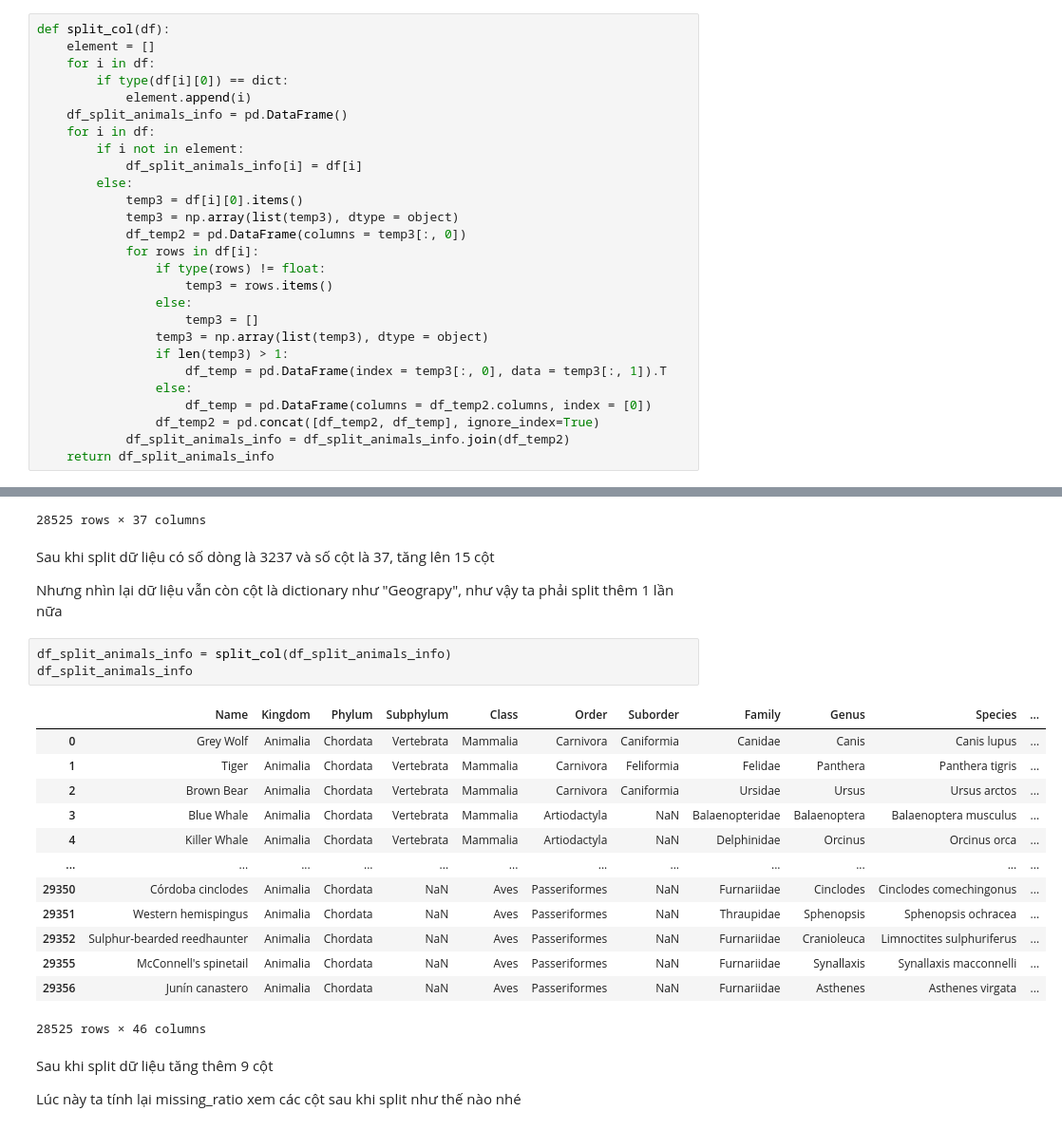
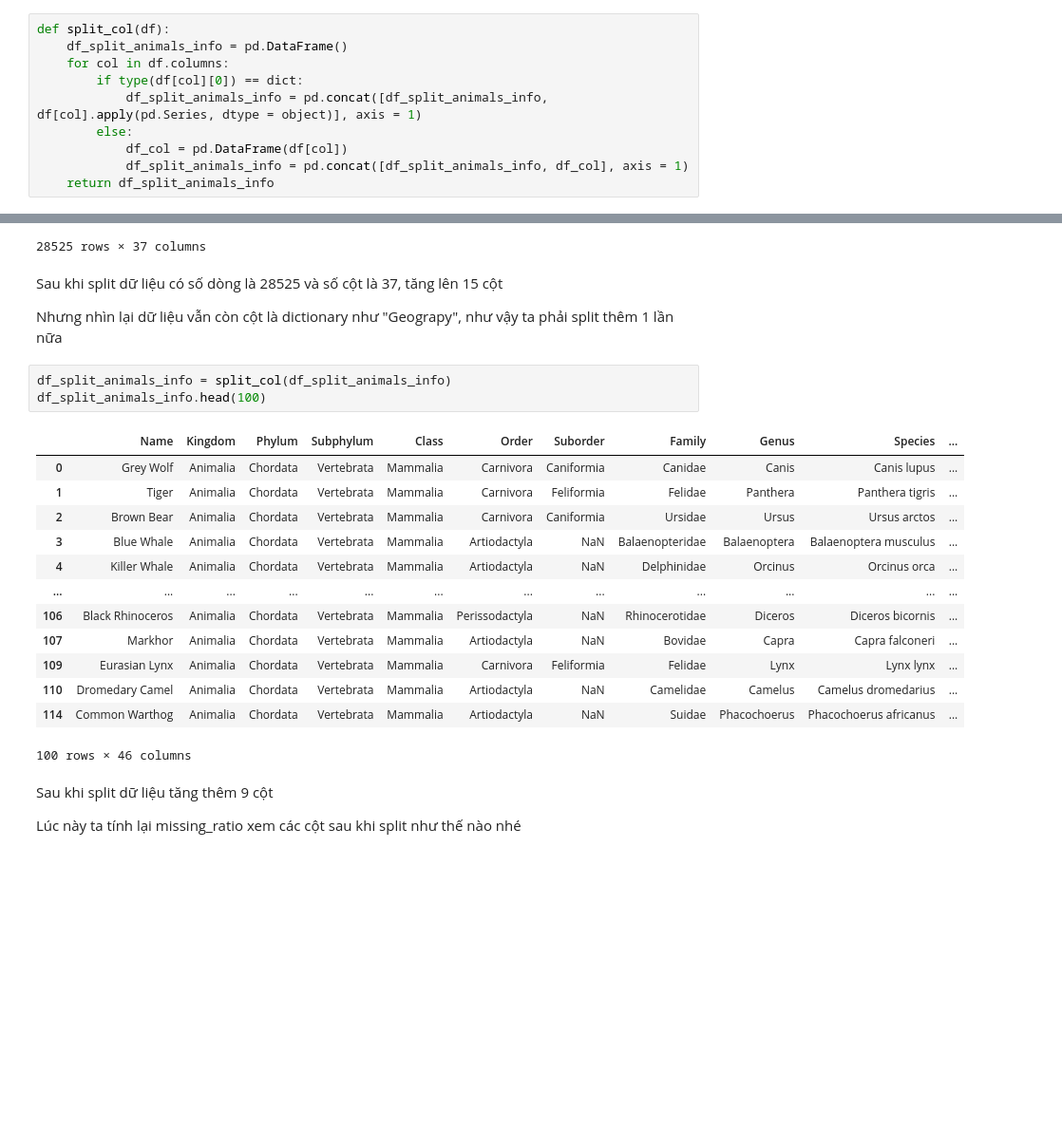
Before and after one commit to hoangitusk20/NMKHDL_doAn, a Jupyter notebook: DoAnCK/source/kham_pha_du_lieu/kham_pha_du_lieu.ipynb, the cells around one changed output, grey strips where cells are left out. Shown at 95% size. Saved outputs shown, nothing was run; the diff lists cells and outputs as text; blank space fills up the shorter version.

Commit message:
Chỉnh sửa lại khám phá dữ liệu, file animals_split_info mới

```diff
--- a/DoAnCK/source/kham_pha_du_lieu/kham_pha_du_lieu.ipynb
+++ b/DoAnCK/source/kham_pha_du_lieu/kham_pha_du_lieu.ipynb
@@ -149,28 +151,11 @@ for i in animal_df:
 Viết hàm "split_col" để split các cột có kiểu dữ liệu là dict thành nhiều cột
 # %%
 def split_col(df):
-    element = []
-    for i in df:
-        if type(df[i][0]) == dict:
-            element.append(i)
     df_split_animals_info = pd.DataFrame()
-    for i in df:
-        if i not in element:
-            df_split_animals_info[i] = df[i]
+    for col in df.columns:
+        if type(df[col][0]) == dict:
+            df_split_animals_info = pd.concat([df_split_animals_info, df[col].apply(pd.Series, dtype = object)], axis = 1)
         else:
-            temp3 = df[i][0].items()
-            temp3 = np.array(list(temp3), dtype = object)
-            df_temp2 = pd.DataFrame(columns = temp3[:, 0])
-            for rows in df[i]:
-                if type(rows) != float:
-                    temp3 = rows.items()
-                else:
-                    temp3 = []
-                temp3 = np.array(list(temp3), dtype = object)
-                if len(temp3) > 1:
-                    df_temp = pd.DataFrame(index = temp3[:, 0], data = temp3[:, 1]).T
-                else:
-                    df_temp = pd.DataFrame(columns = df_temp2.columns, index = [0])
-                df_temp2 = pd.concat([df_temp2, df_temp], ignore_index=True)
-            df_split_animals_info = df_split_animals_info.join(df_temp2)
+            df_col = pd.DataFrame(df[col])
+            df_split_animals_info = pd.concat([df_split_animals_info, df_col], axis = 1)
     return df_split_animals_info
@@ -193,26 +198,26 @@ df_split_animals_info
 | 29356 | Junín canastero | Animalia | Chordata | NaN | Aves | Passeriformes | NaN | Furnariidae | Asthenes | Asthenes virgata | ... |
 28525 rows × 37 columns
 # %% [markdown]
-Sau khi split dữ liệu có số dòng là 3237 và số cột là 37, tăng lên 15 cột
+Sau khi split dữ liệu có số dòng là 28525 và số cột là 37, tăng lên 15 cột
 
 Nhưng nhìn lại dữ liệu vẫn còn cột là dictionary như "Geograpy", như vậy ta phải split thêm 1 lần nữa
 # %%
 df_split_animals_info = split_col(df_split_animals_info)
-df_split_animals_info
+df_split_animals_info.head(100)
 # %% [output]
 |  | Name | Kingdom | Phylum | Subphylum | Class | Order | Suborder | Family | Genus | Species | ... |
 | 0 | Grey Wolf | Animalia | Chordata | Vertebrata | Mammalia | Carnivora | Caniformia | Canidae | Canis | Canis lupus | ... |
 | 1 | Tiger | Animalia | Chordata | Vertebrata | Mammalia | Carnivora | Feliformia | Felidae | Panthera | Panthera tigris | ... |
 | 2 | Brown Bear | Animalia | Chordata | Vertebrata | Mammalia | Carnivora | Caniformia | Ursidae | Ursus | Ursus arctos | ... |
 | 3 | Blue Whale | Animalia | Chordata | Vertebrata | Mammalia | Artiodactyla | NaN | Balaenopteridae | Balaenoptera | Balaenoptera musculus | ... |
 | 4 | Killer Whale | Animalia | Chordata | Vertebrata | Mammalia | Artiodactyla | NaN | Delphinidae | Orcinus | Orcinus orca | ... |
 | ... | ... | ... | ... | ... | ... | ... | ... | ... | ... | ... | ... |
-| 29350 | Córdoba cinclodes | Animalia | Chordata | NaN | Aves | Passeriformes | NaN | Furnariidae | Cinclodes | Cinclodes comechingonus | ... |
-| 29351 | Western hemispingus | Animalia | Chordata | NaN | Aves | Passeriformes | NaN | Thraupidae | Sphenopsis | Sphenopsis ochracea | ... |
-| 29352 | Sulphur-bearded reedhaunter | Animalia | Chordata | NaN | Aves | Passeriformes | NaN | Furnariidae | Cranioleuca | Limnoctites sulphuriferus | ... |
-| 29355 | McConnell's spinetail | Animalia | Chordata | NaN | Aves | Passeriformes | NaN | Furnariidae | Synallaxis | Synallaxis macconnelli | ... |
-| 29356 | Junín canastero | Animalia | Chordata | NaN | Aves | Passeriformes | NaN | Furnariidae | Asthenes | Asthenes virgata | ... |
+| 106 | Black Rhinoceros | Animalia | Chordata | Vertebrata | Mammalia | Perissodactyla | NaN | Rhinocerotidae | Diceros | Diceros bicornis | ... |
+| 107 | Markhor | Animalia | Chordata | Vertebrata | Mammalia | Artiodactyla | NaN | Bovidae | Capra | Capra falconeri | ... |
+| 109 | Eurasian Lynx | Animalia | Chordata | Vertebrata | Mammalia | Carnivora | Feliformia | Felidae | Lynx | Lynx lynx | ... |
+| 110 | Dromedary Camel | Animalia | Chordata | Vertebrata | Mammalia | Artiodactyla | NaN | Camelidae | Camelus | Camelus dromedarius | ... |
+| 114 | Common Warthog | Animalia | Chordata | Vertebrata | Mammalia | Artiodactyla | NaN | Suidae | Phacochoerus | Phacochoerus africanus | ... |
-28525 rows × 46 columns
+100 rows × 46 columns
 # %% [markdown]
 Sau khi split dữ liệu tăng thêm 9 cột
 
```
Also changed, not shown: parts of 4 cells of this notebook, 1 other file.
